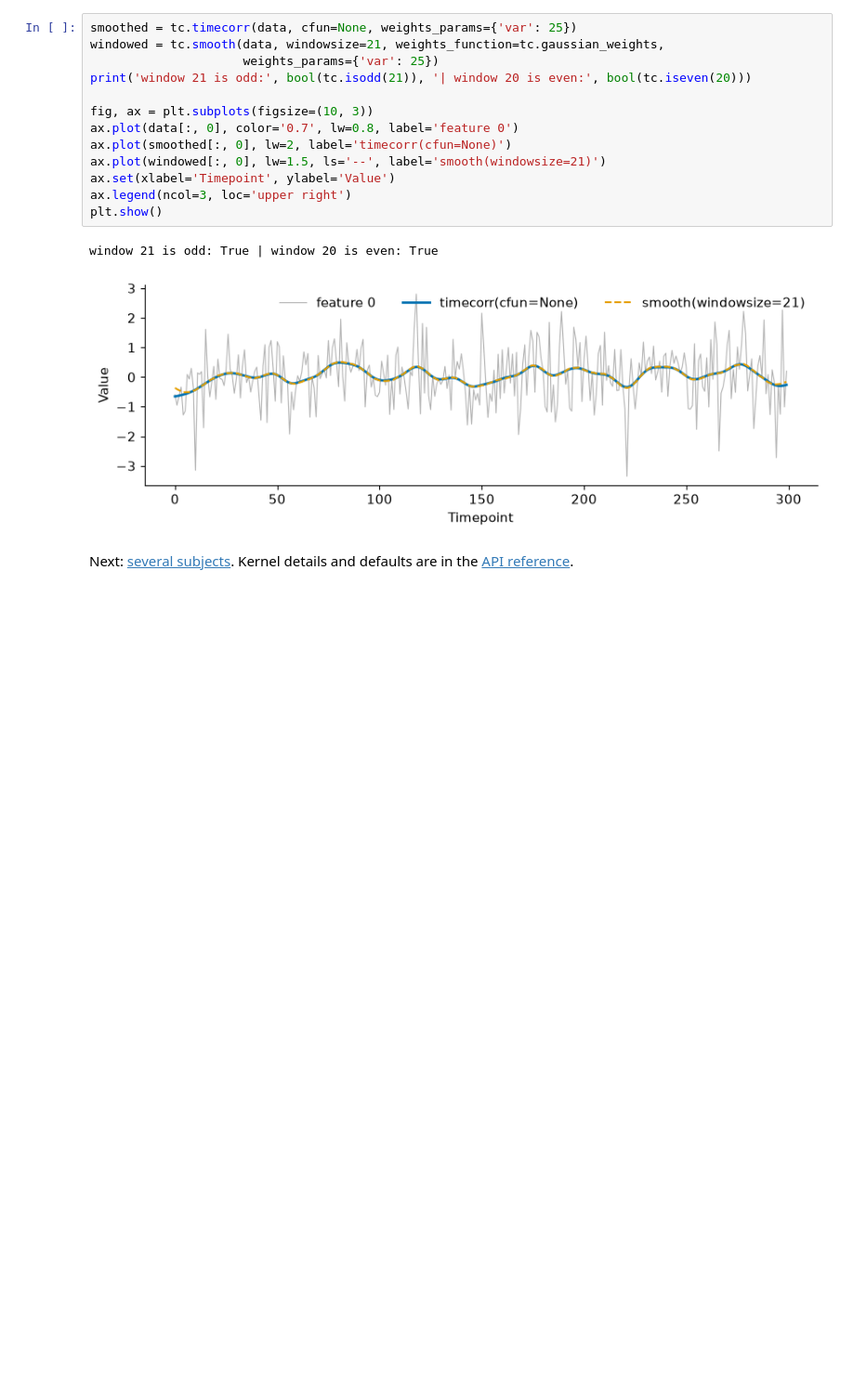
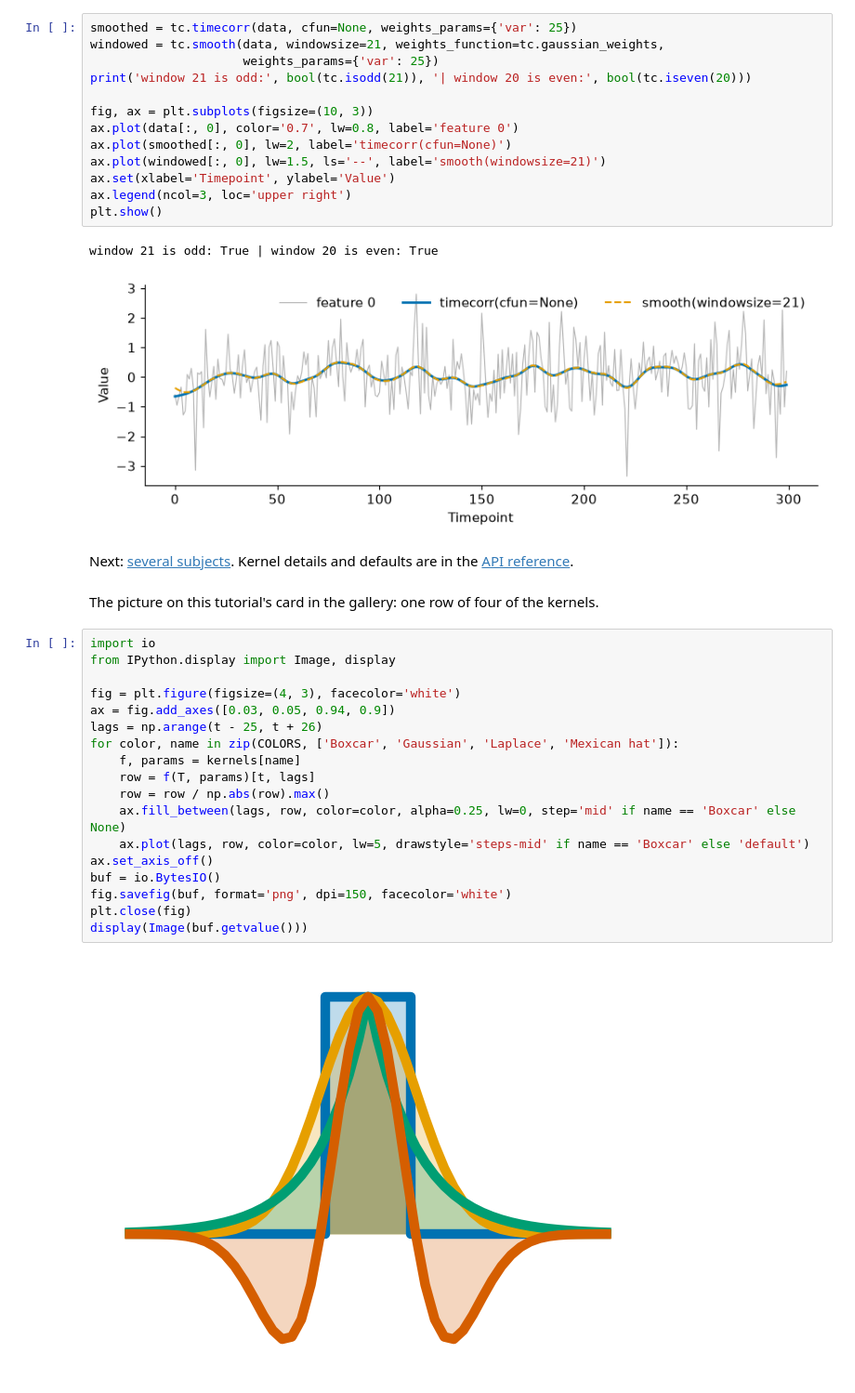
Before and after one commit to ContextLab/timecorr, a Jupyter notebook: docs/tutorial/kernels.ipynb, the cells around one changed output. Shown at 93% size. Cells and saved outputs as stored; diff of their text form; blank space fills up the shorter version.

Commit message:
kernels: dedicated thumbnail, install cell; re-executed
Co-Authored-By: Claude Fable 5.2 <noreply@anthropic.com>
Claude-Session: https://claude.ai/code/session_01DcKtyroRyyp5UK7L9zwqxL

```diff
--- a/docs/tutorial/kernels.ipynb
+++ b/docs/tutorial/kernels.ipynb
@@ -245,3 +259,25 @@ window 21 is odd: True | window 20 is even: True
 [figure]
 # %% [markdown]
 Next: [several subjects](subjects.ipynb). Kernel details and defaults are in the [API reference](../api.rst).
+# %% [markdown]
+The picture on this tutorial's card in the gallery: one row of four of the kernels.
+# %%
+import io
+from IPython.display import Image, display
+
+fig = plt.figure(figsize=(4, 3), facecolor='white')
+ax = fig.add_axes([0.03, 0.05, 0.94, 0.9])
+lags = np.arange(t - 25, t + 26)
+for color, name in zip(COLORS, ['Boxcar', 'Gaussian', 'Laplace', 'Mexican hat']):
+    f, params = kernels[name]
+    row = f(T, params)[t, lags]
+    row = row / np.abs(row).max()
+    ax.fill_between(lags, row, color=color, alpha=0.25, lw=0, step='mid' if name == 'Boxcar' else None)
+    ax.plot(lags, row, color=color, lw=5, drawstyle='steps-mid' if name == 'Boxcar' else 'default')
+ax.set_axis_off()
+buf = io.BytesIO()
+fig.savefig(buf, format='png', dpi=150, facecolor='white')
+plt.close(fig)
+display(Image(buf.getvalue()))
+# %% [output]
+[figure, added]
```
Also changed, not shown: parts of 1 cell of this notebook.
